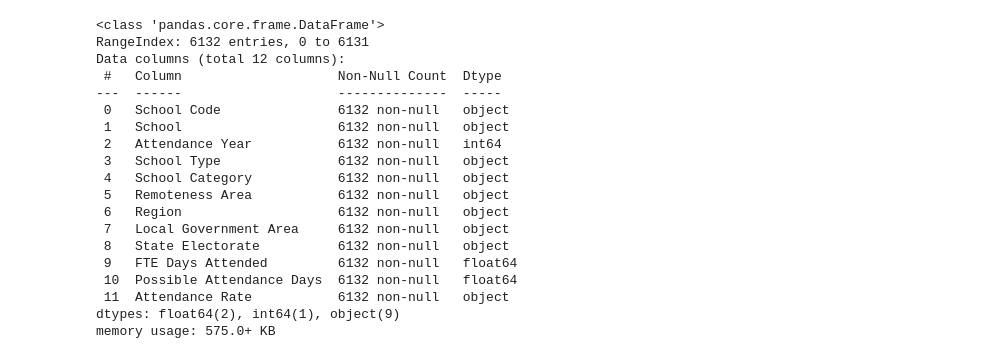
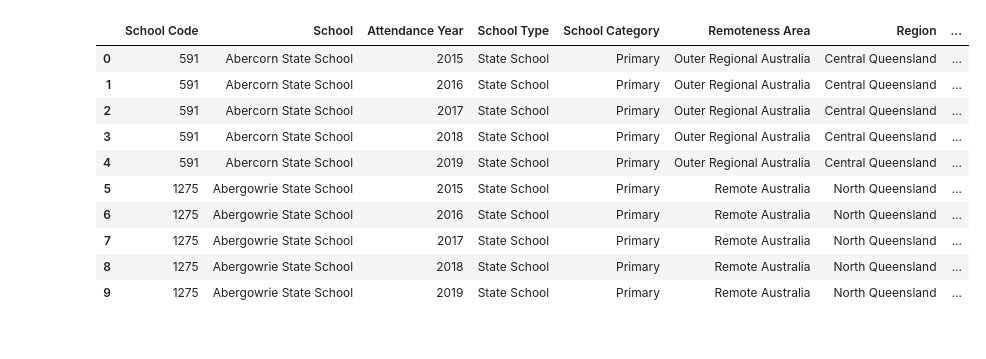
Before and after one commit to Thgiliwt/Project-1, a Jupyter notebook: notebooks/PyStudent.ipynb, the cells around one changed output. Saved outputs shown, nothing was run; the diff lists cells and outputs as text; code cells hidden in the pictures.

```diff
--- a/notebooks/PyStudent.ipynb
+++ b/notebooks/PyStudent.ipynb
@@ -11,25 +23,17 @@ from datetime import datetime
 # %%
 # open the attendance rate data and write it into a DataFrame
 attendance_file_name = "..\data\QLD-2015-19-student-attendance-rate-by-school.csv"
-attendance_df = pd.read_csv(attendance_file_name)
-attendance_df.info()
+attendance_df = read_attendance_data(attendance_file_name)
+attendance_df.head(10)
 # %% [output]
-<class 'pandas.core.frame.DataFrame'>
-RangeIndex: 6132 entries, 0 to 6131
-Data columns (total 12 columns):
- #   Column                    Non-Null Count  Dtype
----  ------                    --------------  -----
- 0   School Code               6132 non-null   object
- 1   School                    6132 non-null   object
- 2   Attendance Year           6132 non-null   int64
- 3   School Type               6132 non-null   object
- 4   School Category           6132 non-null   object
- 5   Remoteness Area           6132 non-null   object
- 6   Region                    6132 non-null   object
- 7   Local Government Area     6132 non-null   object
- 8   State Electorate          6132 non-null   object
- 9   FTE Days Attended         6132 non-null   float64
- 10  Possible Attendance Days  6132 non-null   float64
- 11  Attendance Rate           6132 non-null   object
-dtypes: float64(2), int64(1), object(9)
-memory usage: 575.0+ KB
+|  | School Code | School | Attendance Year | School Type | School Category | Remoteness Area | Region | ... |
+| 0 | 591 | Abercorn State School | 2015 | State School | Primary | Outer Regional Australia | Central Queensland | ... |
+| 1 | 591 | Abercorn State School | 2016 | State School | Primary | Outer Regional Australia | Central Queensland | ... |
+| 2 | 591 | Abercorn State School | 2017 | State School | Primary | Outer Regional Australia | Central Queensland | ... |
+| 3 | 591 | Abercorn State School | 2018 | State School | Primary | Outer Regional Australia | Central Queensland | ... |
+| 4 | 591 | Abercorn State School | 2019 | State School | Primary | Outer Regional Australia | Central Queensland | ... |
+| 5 | 1275 | Abergowrie State School | 2015 | State School | Primary | Remote Australia | North Queensland | ... |
+| 6 | 1275 | Abergowrie State School | 2016 | State School | Primary | Remote Australia | North Queensland | ... |
+| 7 | 1275 | Abergowrie State School | 2017 | State School | Primary | Remote Australia | North Queensland | ... |
+| 8 | 1275 | Abergowrie State School | 2018 | State School | Primary | Remote Australia | North Queensland | ... |
+| 9 | 1275 | Abergowrie State School | 2019 | State School | Primary | Remote Australia | North Queensland | ... |
```
Also changed, not shown: parts of 3 cells of this notebook.
